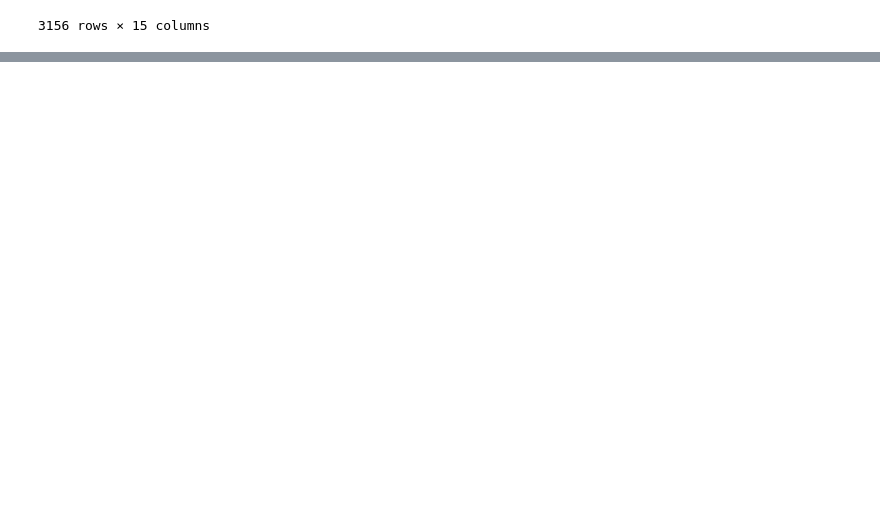
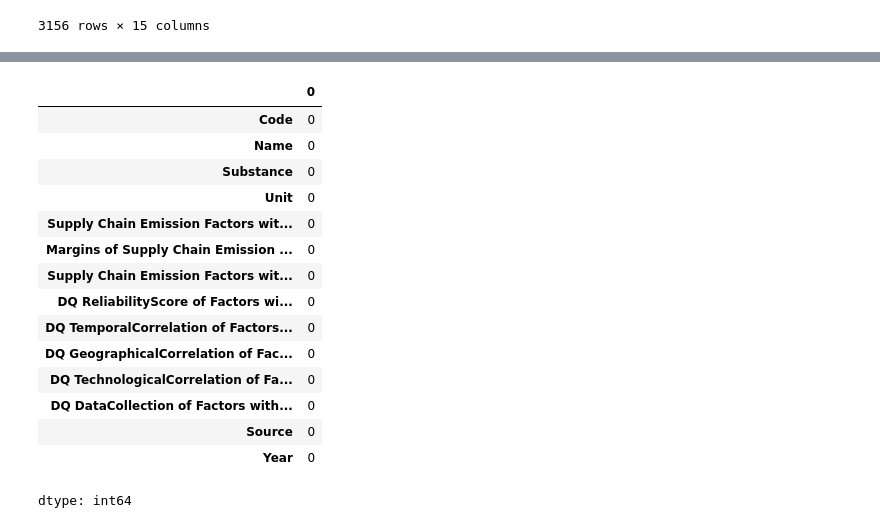
Before and after one commit to R0hittpal/GreenHouse_Gas_Emission_prediction, a Jupyter notebook: model.ipynb, the cells around one changed output, grey strips where cells are left out. Drawn from its saved outputs; the diff is of its cells as text; code cells hidden in the pictures; blank space fills up the shorter version.

Commit message:
going forward and working on Data preprocessing

```diff
--- a/model.ipynb
+++ b/model.ipynb
@@ -73,0 +82,3 @@ all_data[4]
+# %%
+df = pd.concat(all_data, ignore_index=True)
+df.head(10)
@@ -73,0 +154,21 @@ all_data[4]
+# %%
+df = df.drop('Unnamed: 7', axis=1)  # Deletes the 'Unnamed: 7' column becouse of null value
+# %%
+df.isnull().sum()
+# %% [output]
+|  | 0 |
+| Code | 0 |
+| Name | 0 |
+| Substance | 0 |
+| Unit | 0 |
+| Supply Chain Emission Factors wit... | 0 |
+| Margins of Supply Chain Emission ... | 0 |
+| Supply Chain Emission Factors wit... | 0 |
+| DQ ReliabilityScore of Factors wi... | 0 |
+| DQ TemporalCorrelation of Factors... | 0 |
+| DQ GeographicalCorrelation of Fac... | 0 |
+| DQ TechnologicalCorrelation of Fa... | 0 |
+| DQ DataCollection of Factors with... | 0 |
+| Source | 0 |
+| Year | 0 |
+dtype: int64
```
Also changed, not shown: parts of 10 cells of this notebook.
